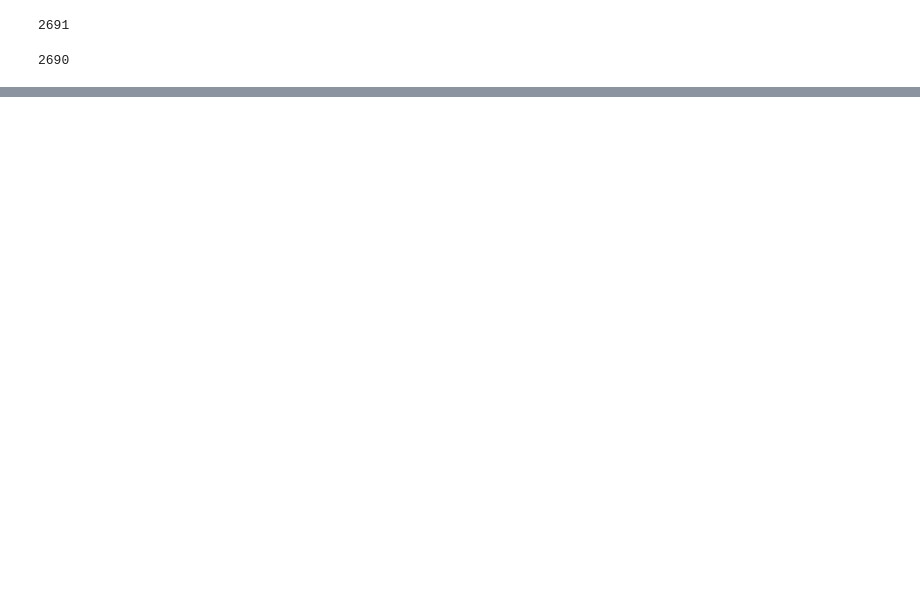
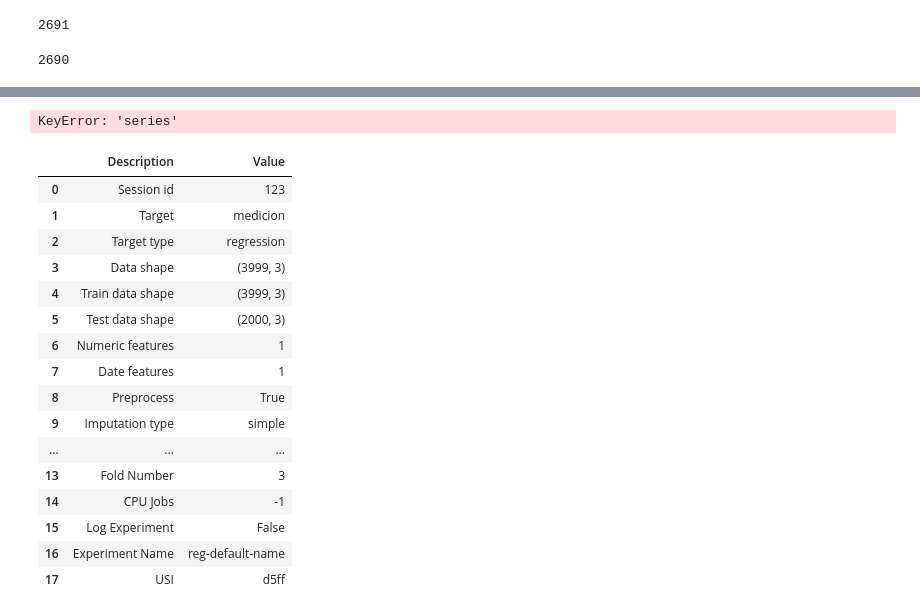
Before and after one commit to javierjdaza/co2-control, a Jupyter notebook: auth.ipynb, the cells around one changed output, grey strips where cells are left out. Saved outputs shown, nothing was run; the diff lists cells and outputs as text; code cells hidden in the pictures; blank space fills up the shorter version.

```diff
--- a/auth.ipynb
+++ b/auth.ipynb
@@ -544,0 +530,9 @@ payload = {
+# %%
+df = pd.DataFrame(fetch_all_co2_data())
+df['datetime'] = pd.to_datetime(df['datetime'])
+# %%
+# df.set_index('datetime', inplace=True)
+df = df[['datetime','medicion']]
+df.sort_values(by = ['datetime'], inplace = True)
+# df['series'] = range(1, 1+len(df))
+df.head()
@@ -544,0 +546,25 @@ payload = {
+# %%
+train = df[df['series'] < 2000]
+test = df[df['series'] >691]
+# %% [output]
+KeyError: 'series'
+# %%
+s = setup(data = train, test_data = test, target = 'medicion', fold_strategy = 'timeseries',  fold = 3, session_id = 123)
+# %% [output]
+|  | Description | Value |
+| 0 | Session id | 123 |
+| 1 | Target | medicion |
+| 2 | Target type | regression |
+| 3 | Data shape | (3999, 3) |
+| 4 | Train data shape | (3999, 3) |
+| 5 | Test data shape | (2000, 3) |
+| 6 | Numeric features | 1 |
+| 7 | Date features | 1 |
+| 8 | Preprocess | True |
+| 9 | Imputation type | simple |
+| ... | ... | ... |
+| 13 | Fold Number | 3 |
+| 14 | CPU Jobs | -1 |
+| 15 | Log Experiment | False |
+| 16 | Experiment Name | reg-default-name |
+| 17 | USI | d5ff |
```
Also changed, not shown: parts of 20 cells of this notebook, 4 other files.
